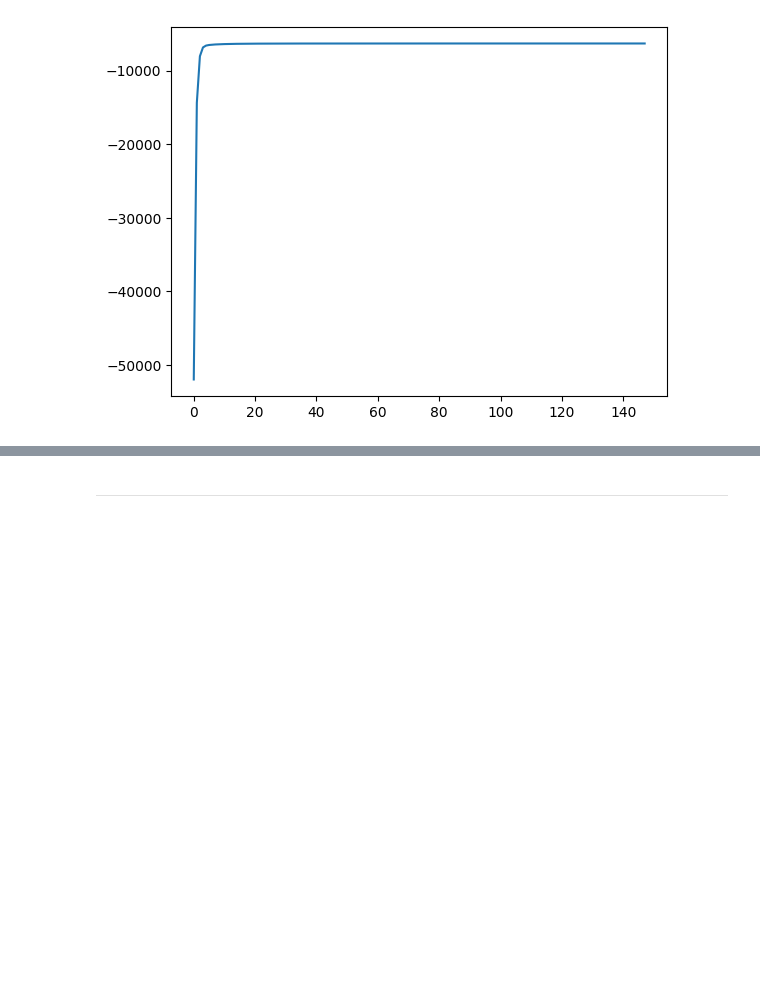
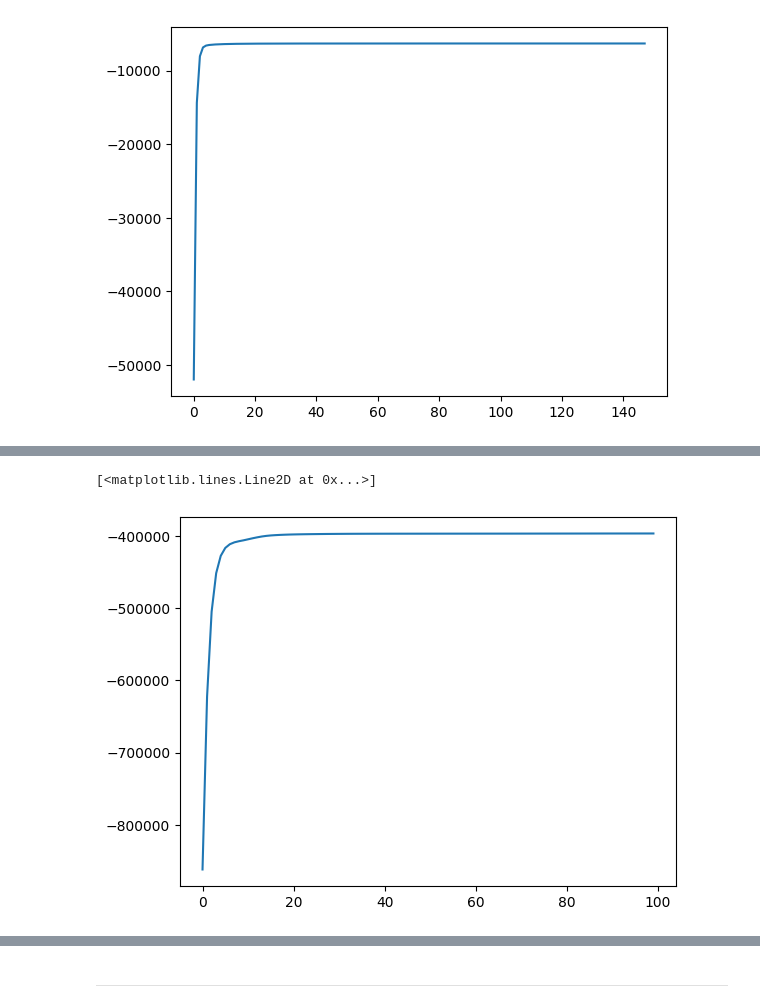
Before and after one commit to jimmyjz1127/bayesian-mixture-model-missing-data, a Jupyter notebook: test.ipynb, the cells around one changed output, grey strips where cells are left out. Saved outputs shown, nothing was run; the diff lists cells and outputs as text; code cells hidden in the pictures; blank space fills up the shorter version.

```diff
--- a/test.ipynb
+++ b/test.ipynb
@@ -130,3 +141,10 @@ plt.plot(scores)
 dirpath = "./../Datasets/Gaussian/Processed/IRIS/"
 X_train = np.load(dirpath + "X_train_iris.npy")
 y_train = np.load(dirpath + "y_train_iris.npy")
+
+N,D = X_train.shape
+X_cover1 = np.empty_like(X_train, dtype='f')
+X_cover1[:] = X_train
+for i in range(0,len(X_cover1)):
+    indices = random.sample(range(0,D), D//2)
+    X_cover1[i][indices] = np.nan
@@ -164,6 +197,13 @@ dirpath = "./../Datasets/Bernoulli/Processed/mushroom/"
 
 X_train = np.load(dirpath + "X_train_mushroom.npy")
 y_train = np.load(dirpath + "y_train_mushroom.npy")
+
+N,D = X_train.shape
+X_cover1 = np.empty_like(X_train, dtype='f')
+X_cover1[:] = X_train
+for i in range(0,len(X_cover1)):
+    indices = random.sample(range(0,D), D//2)
+    X_cover1[i][indices] = np.nan
 # %%
 %%time
 params = BMMPriorParameters(X_train, 2)
@@ -179,0 +220,22 @@ Wall time: 999 ms
+# %%
+from sklearn.datasets import fetch_openml
+mnist = fetch_openml('mnist_784', parser ='auto')
+X_mnist = np.array(mnist.data) > 0.5 # binary-rise the data
+Y_mnist = np.array(mnist.target, dtype ='int')
+X_mnist_train = X_mnist[:4000, :] # use the first 4000 images as training data
+Y_mnist_train = Y_mnist[:4000]
+X_mnist_test = X_mnist[4000:5000, :] # the next 1000 as testing
+Y_mnist_test = Y_mnist[4000:5000]
+X_mnist_cover1 = np.empty_like(X_mnist_train, dtype='f')
+X_mnist_cover1[:] = X_mnist_train
+for i in range(0,len(X_mnist_cover1)):
+    indices = random.sample(range(0,784), 784//2)
+    X_mnist_cover1[i][indices] = np.nan
+# %%
+%%time
+params = BMMPriorParameters(X_mnist_cover1, 10)
+bmm_vbem_model = BMMVBEM(params)
+result = bmm_vbem_model.fit(X_mnist_cover1, tol=1e-3)
+print(adjusted_rand_score(Y_mnist_train,result['z']))
+plt.plot(result['elbos'])
+# %% [output]
@@ -179,0 +245,2 @@ Wall time: 999 ms
+[<matplotlib.lines.Line2D at 0x...>]
+[figure, added]
```
Also changed, not shown: parts of 15 cells of this notebook, 2 other files.
